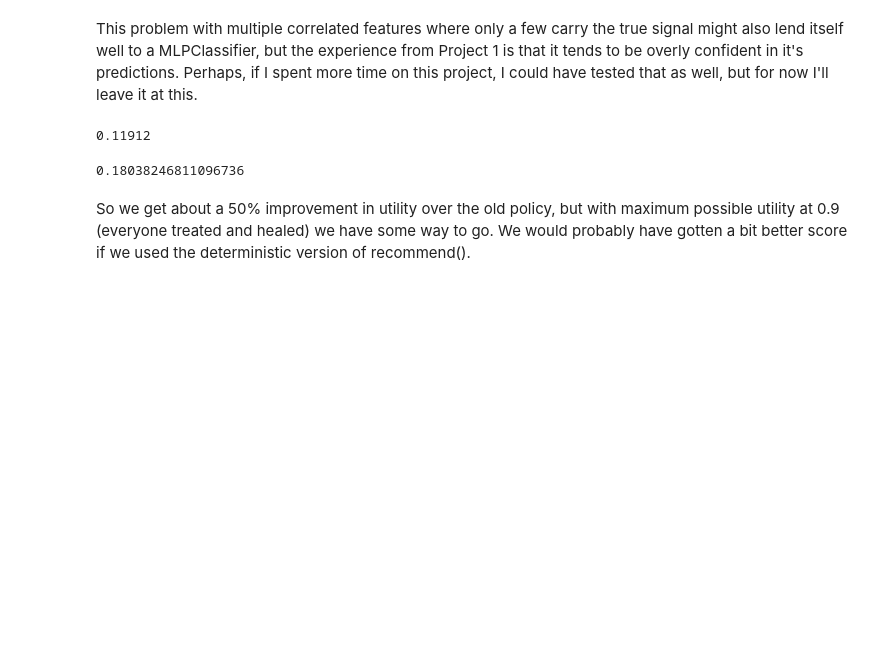
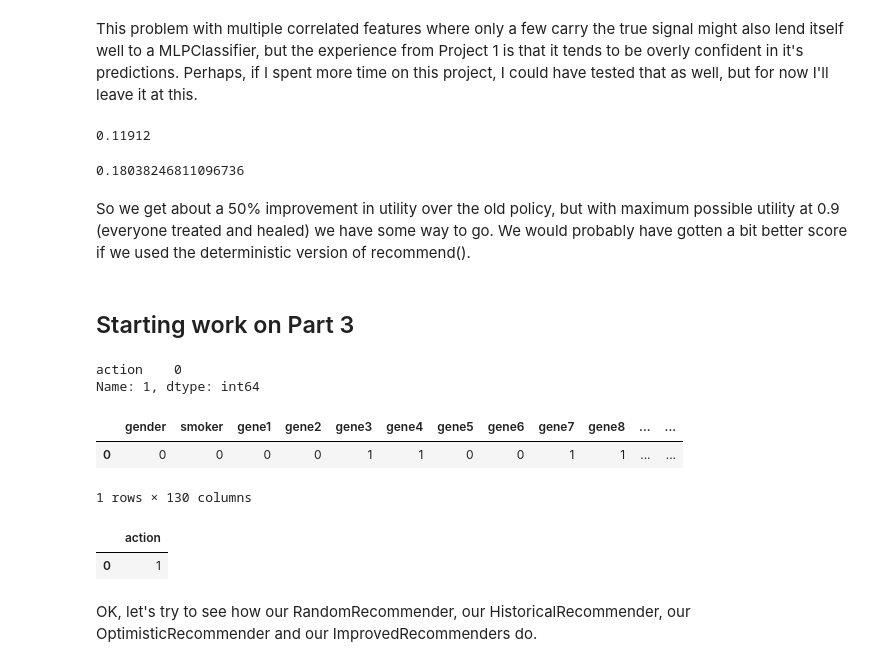
Before and after one commit to aleksaw/ml-society-science, a Jupyter notebook: src/project-2/Project2-submission.ipynb, the cells around one changed output. Cells and saved outputs as stored; diff of their text form; code cells hidden in the pictures; blank space fills up the shorter version.

Commit message:
Began work on part 3

```diff
--- a/src/project-2/Project2-submission.ipynb
+++ b/src/project-2/Project2-submission.ipynb
@@ -1111,3 +1111,5 @@ rr.estimate_utility(X_data, A, Y, rr)
 0.18038246811096736
 # %% [markdown]
 So we get about a 50% improvement in utility over the old policy, but with maximum possible utility at 0.9 (everyone treated and healed) we have some way to go. We would probably have gotten a bit better score if we used the deterministic version of recommend().
+# %% [markdown]
+## Starting work on Part 3
@@ -1113,0 +1126,21 @@ So we get about a 50% improvement in utility over the old policy, but with maxim
+# %%
+A.loc[the_one.index[0]]
+# %% [output]
+action    0
+Name: 1, dtype: int64
+# %%
+equal_elements = (X_data == X_data.iloc[0]).sum(axis=1)
+max_equal_elements = equal_elements[int(np.argmax(equal_elements))]
+the_one = X_data[equal_elements > max_equal_elements-2]
+the_one
+# %% [output]
+|  | gender | smoker | gene1 | gene2 | gene3 | gene4 | gene5 | gene6 | gene7 | gene8 | ... | ... |
+| 0 | 0 | 0 | 0 | 0 | 1 | 1 | 0 | 0 | 1 | 1 | ... | ... |
+1 rows × 130 columns
+# %%
+A[A.index.isin(the_one.index)]
+# %% [output]
+|  | action |
+| 0 | 1 |
+# %% [markdown]
+OK, let's try to see how our RandomRecommender, our HistoricalRecommender, our OptimisticRecommender and our ImprovedRecommenders do.
```
Also changed, not shown: parts of 17 cells of this notebook, 6 other files.
